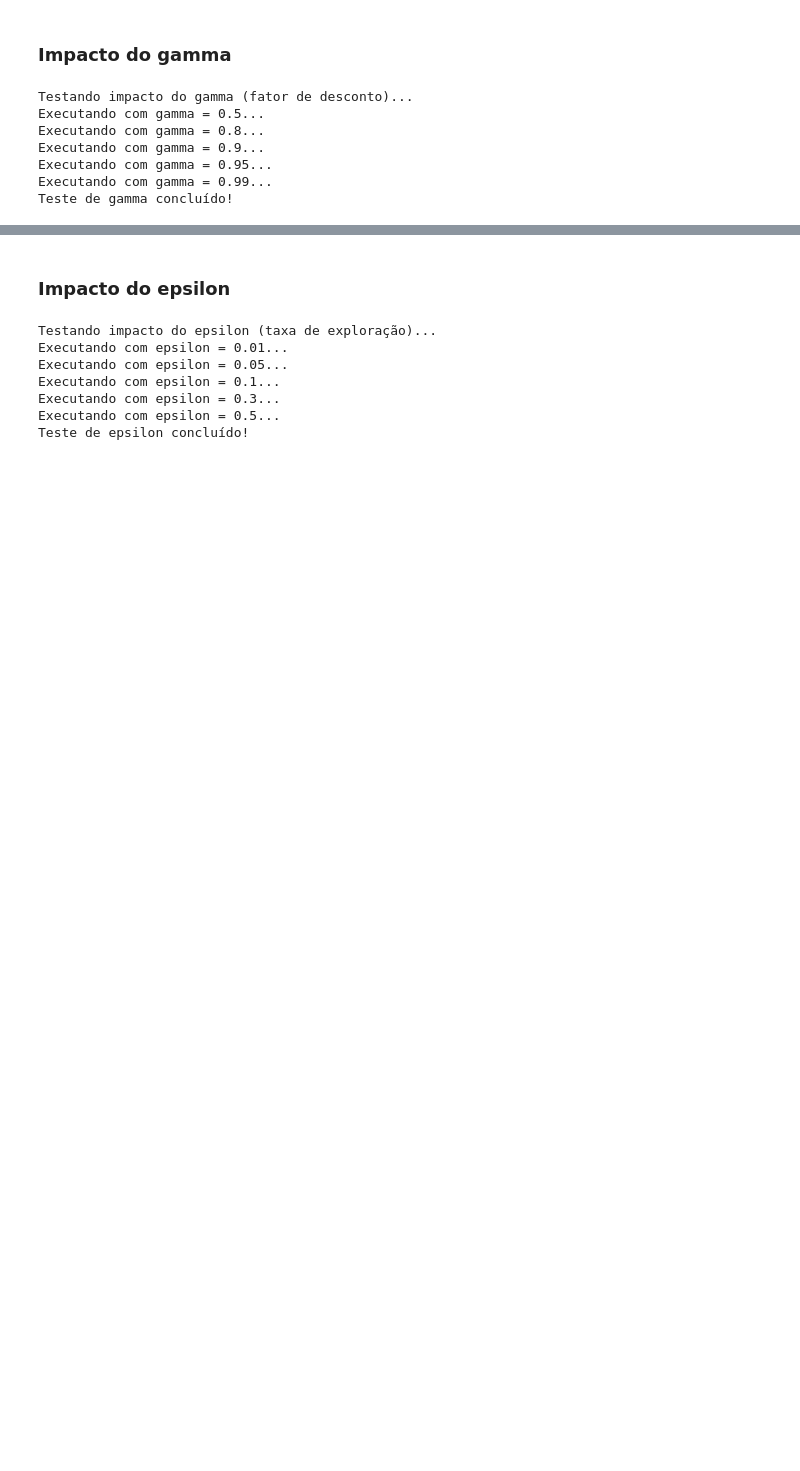
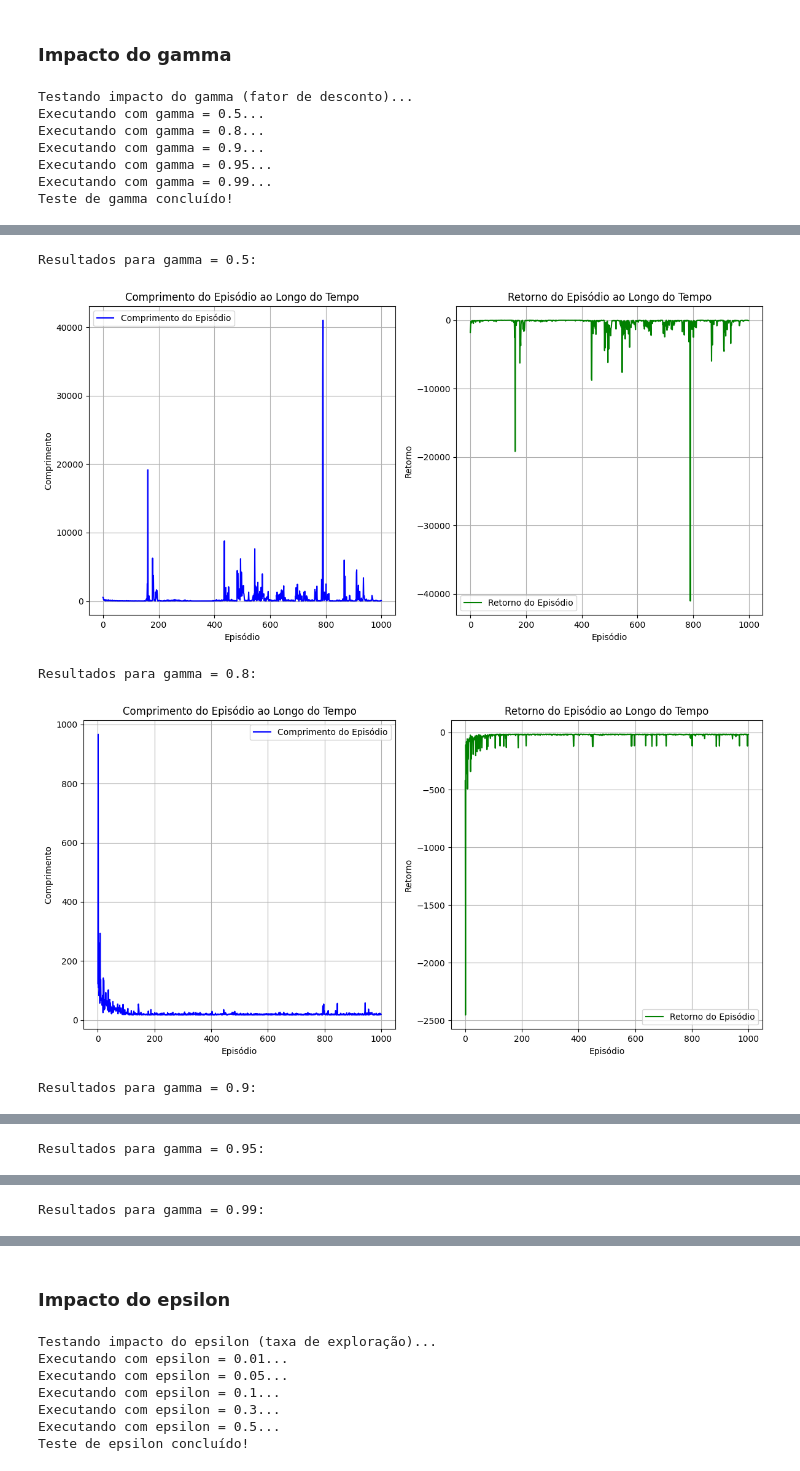
Before and after one commit to danluan/rl-labs, a Jupyter notebook: lab-7/lab_7_sarsa.ipynb, the cells around one changed output, grey strips where cells are left out. Drawn from its saved outputs; the diff is of its cells as text; code cells hidden in the pictures; blank space fills up the shorter version.

```diff
--- a/lab-7/lab_7_sarsa.ipynb
+++ b/lab-7/lab_7_sarsa.ipynb
@@ -633,0 +357,11 @@ Gamma = 0.99:
+# %%
+# Plotando o a duração dos episódios por epísodio e a recompensa total por episódio
+for gamma, resultados in resultados_gamma.items():
+    print(f"\nResultados para gamma = {gamma}:")
+    plotar_metricas(resultados['ep_len'], resultados['ep_ret'])
+# %% [output]
+Resultados para gamma = 0.5:
+[figure, added]
+Resultados para gamma = 0.8:
+[figure, added]
+Resultados para gamma = 0.9:
@@ -633,0 +369 @@ Gamma = 0.99:
+Resultados para gamma = 0.95:
@@ -633,0 +371 @@ Gamma = 0.99:
+Resultados para gamma = 0.99:
```
Also changed, not shown: parts of 11 cells of this notebook.
